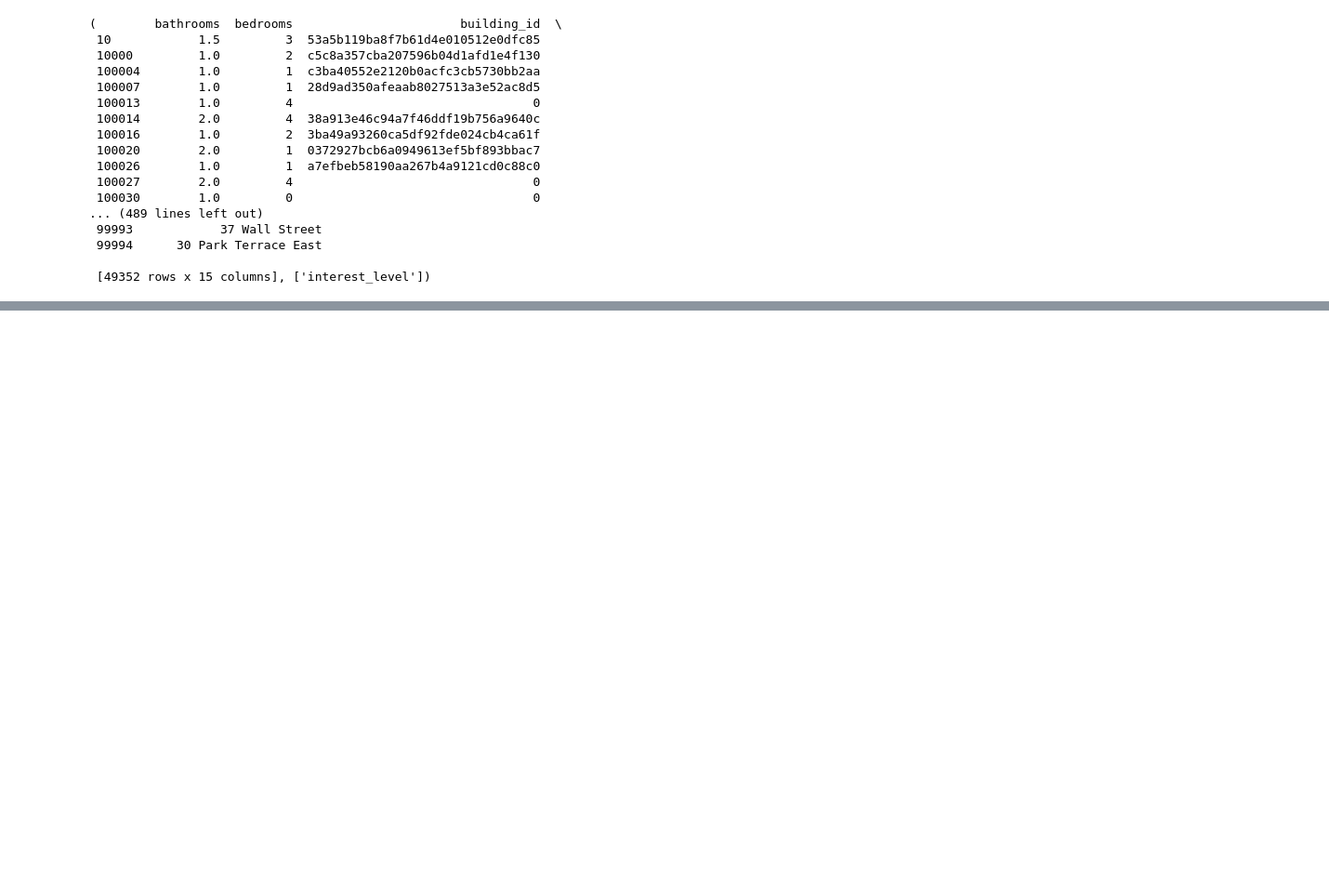
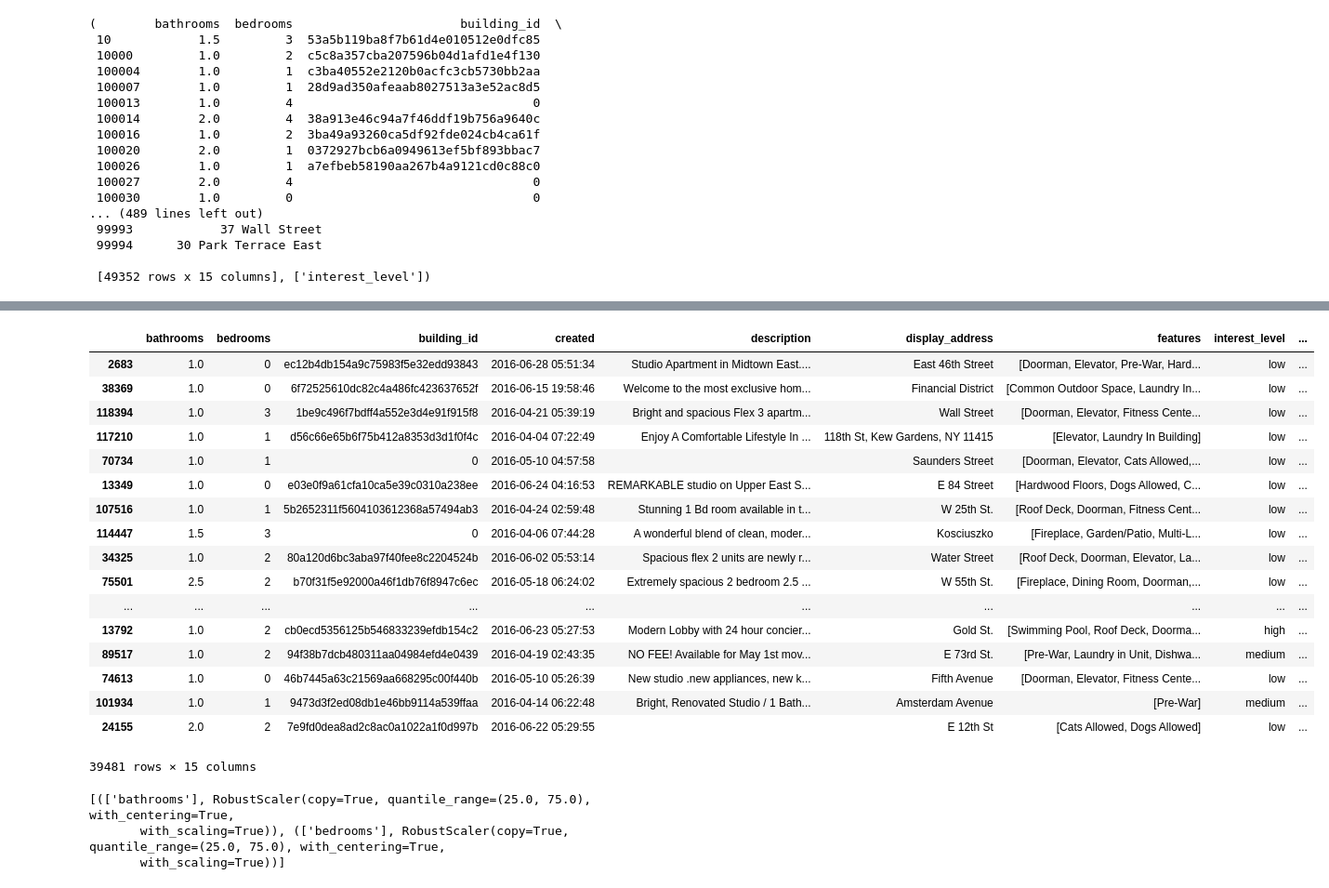
Before and after one commit to mratsim/Apartment-Interest-Prediction, a Jupyter notebook: StarMap playground.ipynb, the cells around one changed output, grey strips where cells are left out. Shown at 93% size. Saved outputs shown, nothing was run; the diff lists cells and outputs as text; code cells hidden in the pictures; blank space fills up the shorter version.

```diff
--- a/StarMap playground.ipynb
+++ b/StarMap playground.ipynb
@@ -141,0 +241,3 @@ test3
+# %%
+df_train = pd.read_json(open("./data/train.json", "r"))
+df_test = pd.read_json(open("./data/test.json", "r"))
@@ -141,0 +366,28 @@ test3
+# %%
+from sklearn.model_selection import train_test_split
+
+X_train=df_train
+y_train=df_train['interest_level']
+
+x_trn, x_val, y_trn, y_val = train_test_split(X_train, y_train, test_size=0.2, random_state=42)
+# %%
+x_trn
+# %% [output]
+|  | bathrooms | bedrooms | building_id | created | description | display_address | features | interest_level | ... |
+| 2683 | 1.0 | 0 | ec12b4db154a9c75983f5e32edd93843 | 2016-06-28 05:51:34 | Studio Apartment in Midtown East.... | East 46th Street | [Doorman, Elevator, Pre-War, Hard... | low | ... |
+| 38369 | 1.0 | 0 | 6f72525610dc82c4a486fc423637652f | 2016-06-15 19:58:46 | Welcome to the most exclusive hom... | Financial District | [Common Outdoor Space, Laundry In... | low | ... |
+| 118394 | 1.0 | 3 | 1be9c496f7bdff4a552e3d4e91f915f8 | 2016-04-21 05:39:19 | Bright and spacious Flex 3 apartm... | Wall Street | [Doorman, Elevator, Fitness Cente... | low | ... |
+| 117210 | 1.0 | 1 | d56c66e65b6f75b412a8353d3d1f0f4c | 2016-04-04 07:22:49 | Enjoy A Comfortable Lifestyle In ... | 118th St, Kew Gardens, NY 11415 | [Elevator, Laundry In Building] | low | ... |
+| 70734 | 1.0 | 1 | 0 | 2016-05-10 04:57:58 |  | Saunders Street | [Doorman, Elevator, Cats Allowed,... | low | ... |
+| 13349 | 1.0 | 0 | e03e0f9a61cfa10ca5e39c0310a238ee | 2016-06-24 04:16:53 | REMARKABLE studio on Upper East S... | E 84 Street | [Hardwood Floors, Dogs Allowed, C... | low | ... |
+| 107516 | 1.0 | 1 | 5b2652311f5604103612368a57494ab3 | 2016-04-24 02:59:48 | Stunning 1 Bd room available in t... | W 25th St. | [Roof Deck, Doorman, Fitness Cent... | low | ... |
+| 114447 | 1.5 | 3 | 0 | 2016-04-06 07:44:28 | A wonderful blend of clean, moder... | Kosciuszko | [Fireplace, Garden/Patio, Multi-L... | low | ... |
+| 34325 | 1.0 | 2 | 80a120d6bc3aba97f40fee8c2204524b | 2016-06-02 05:53:14 | Spacious flex 2 units are newly r... | Water Street | [Roof Deck, Doorman, Elevator, La... | low | ... |
+| 75501 | 2.5 | 2 | b70f31f5e92000a46f1db76f8947c6ec | 2016-05-18 06:24:02 | Extremely spacious 2 bedroom 2.5 ... | W 55th St. | [Fireplace, Dining Room, Doorman,... | low | ... |
+| ... | ... | ... | ... | ... | ... | ... | ... | ... | ... |
+| 13792 | 1.0 | 2 | cb0ecd5356125b546833239efdb154c2 | 2016-06-23 05:27:53 | Modern Lobby with 24 hour concier... | Gold St. | [Swimming Pool, Roof Deck, Doorma... | high | ... |
+| 89517 | 1.0 | 2 | 94f38b7dcb480311aa04984efd4e0439 | 2016-04-19 02:43:35 | NO FEE! Available for May 1st mov... | E 73rd St. | [Pre-War, Laundry in Unit, Dishwa... | medium | ... |
+| 74613 | 1.0 | 0 | 46b7445a63c21569aa668295c00f440b | 2016-05-10 05:26:39 | New studio .new appliances, new k... | Fifth Avenue | [Doorman, Elevator, Fitness Cente... | low | ... |
+| 101934 | 1.0 | 1 | 9473d3f2ed08db1e46bb9114a539ffaa | 2016-04-14 06:22:48 | Bright, Renovated Studio / 1 Bath... | Amsterdam Avenue | [Pre-War] | medium | ... |
+| 24155 | 2.0 | 2 | 7e9fd0dea8ad2c8ac0a1022a1f0d997b | 2016-06-22 05:29:55 |  | E 12th St | [Cats Allowed, Dogs Allowed] | low | ... |
+39481 rows × 15 columns
@@ -141,0 +400,6 @@ test3
+# %%
+z =feat_selection(sel,x_trn, x_val,df_test)
+# %% [output]
+[(['bathrooms'], RobustScaler(copy=True, quantile_range=(25.0, 75.0), with_centering=True,
+       with_scaling=True)), (['bedrooms'], RobustScaler(copy=True, quantile_range=(25.0, 75.0), with_centering=True,
+       with_scaling=True))]
```
Also changed, not shown: parts of 13 cells of this notebook, 9 other files.
